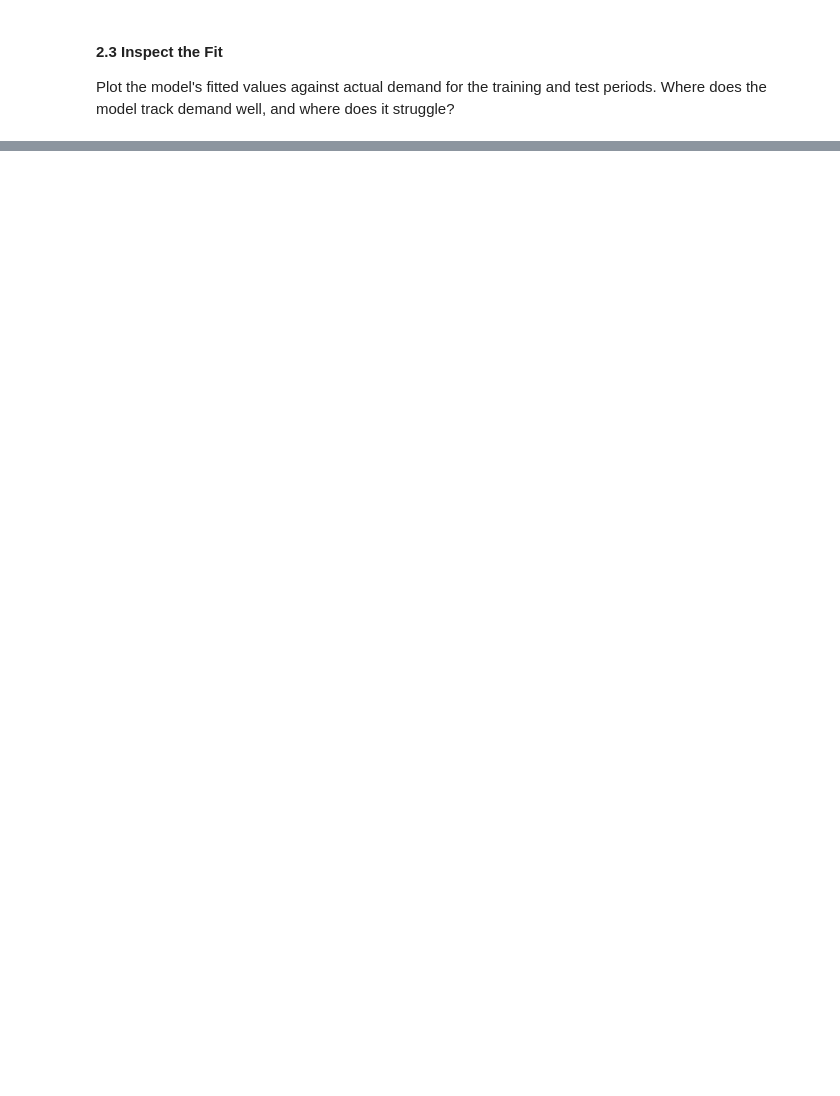
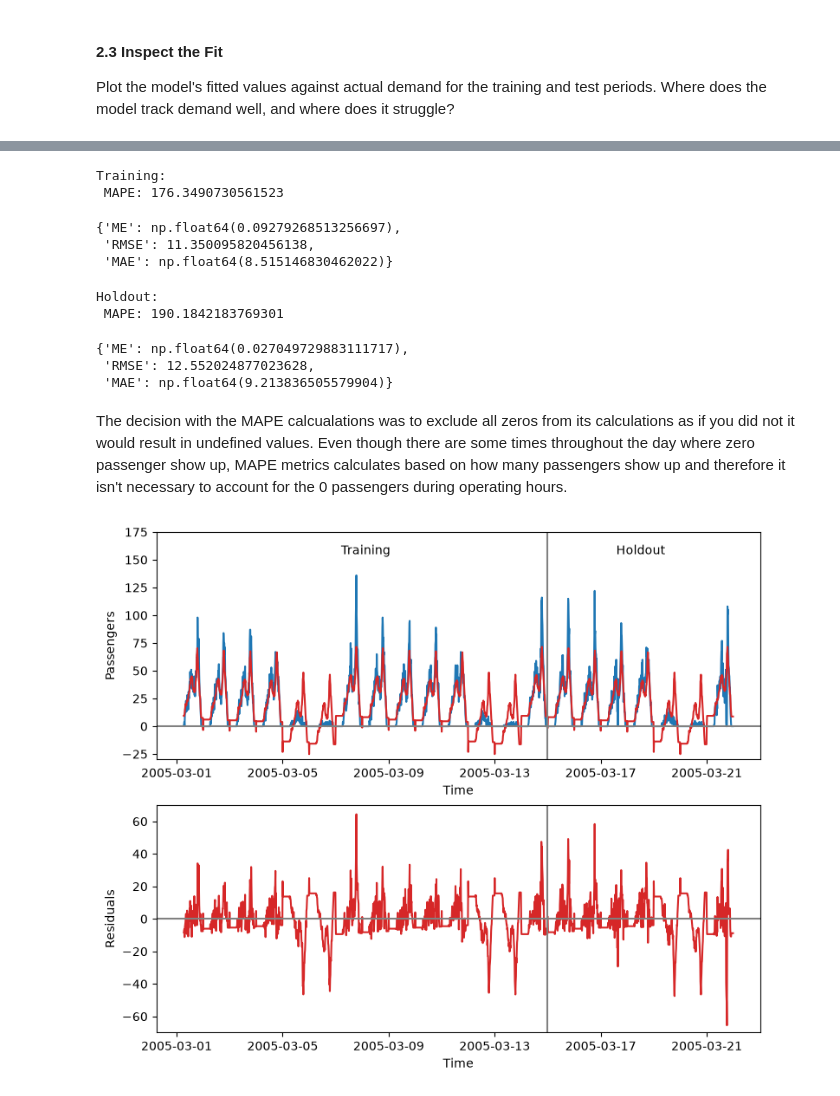
Before and after one commit to sascott9655/ADS-505-, a Jupyter notebook: ForecastingPublicTransportation.ipynb, the cells around one changed output, grey strips where cells are left out. Saved outputs shown, nothing was run; the diff lists cells and outputs as text; code cells hidden in the pictures; blank space fills up the shorter version.

```diff
--- a/ForecastingPublicTransportation.ipynb
+++ b/ForecastingPublicTransportation.ipynb
@@ -210,0 +300,60 @@ model track demand well, and where does it struggle?
+# %%
+print("Training: ")
+zero_mask_tr = (first_two_weeks != 0)
+MAPE_first_two_weeks = ((first_two_weeks[zero_mask_tr] -first_two_weeks_pred[zero_mask_tr]).abs() /
+                        first_two_weeks[zero_mask_tr]).mean() *100
+print(f' MAPE: {MAPE_first_two_weeks}')
+mlba.regressionMetrics(y_true=first_two_weeks , y_pred=first_two_weeks_pred)
+# %% [output]
+Training:
+ MAPE: 176.3490730561523
+{'ME': np.float64(0.09279268513256697),
+ 'RMSE': 11.350095820456138,
+ 'MAE': np.float64(8.515146830462022)}
+# %%
+print("Holdout: ")
+zero_mask_tst = (third_week != 0)
+MAPE_third_week = ((third_week[zero_mask_tst] -third_week_pred[zero_mask_tst]).abs() /
+                        third_week[zero_mask_tst]).mean() *100
+print(f' MAPE: {MAPE_third_week}')
+mlba.regressionMetrics(y_true=third_week,y_pred=third_week_pred)
+# %% [output]
+Holdout:
+ MAPE: 190.1842183769301
+{'ME': np.float64(0.027049729883111717),
+ 'RMSE': 12.552024877023628,
+ 'MAE': np.float64(9.213836505579904)}
+# %% [markdown]
+The decision with the MAPE calcualations was to exclude all zeros from its calculations as if you did not it would
+result in undefined values. Even though there are some times throughout the day where zero passenger show up, MAPE metrics calculates based on how many passengers show up and therefore it isn't necessary to account for the 0 passengers during operating hours.
+# %%
+def plot_model(forecaster, train_ts, holdout_ts, *, fh=None, train_X=None, holdout_X=None, ymax=175):
+    if fh is None:
+        fh=ForecastingHorizon(holdout_ts.index, is_relative=False)
+
+    fig, axes = plt.subplots(nrows=2, figsize=(9,7.5))
+    ax = plot_series(train_ts, holdout_ts,
+        forecaster.predict(train_ts.index, X=train_X), forecaster.predict(fh, X=holdout_X),
+        ax=axes[0], x_label='Time', y_label='Passengers',
+        colors=['C0', 'C0', 'C3', 'C3'], markers=['','','',''])
+    ax.axhline(y=0, color='grey')
+    ax.axvline(train_ts.index[-1], color='grey')
+    ax.set_ylim(-30, ymax)
+    ax.text(train_ts.index[len(train_ts) // 2], ymax-20, "Training",
+            horizontalalignment='center')
+    ax.text(holdout_ts.index[len(holdout_ts) // 2], ymax-20, "Holdout",
+            horizontalalignment='center')
+
+    train_res = forecaster.predict_residuals(train_ts, X=train_X)
+    holdout_res = forecaster.predict_residuals(holdout_ts, X=holdout_X)
+    ax = plot_series(train_res, holdout_res,
+        ax=axes[1], x_label='Time', y_label='Residuals',
+        colors=['C3', 'C3'], markers=['',''])
+    ax.axhline(y=0, color='grey')
+    ax.axvline(train_ts.index[-1], color='grey')
+    ax.set_ylim(-70, 70)
+    return axes
+# %%
+axes = plot_model(forecaster_ARDL, first_two_weeks, third_week, train_X=first_two_weeks_X, holdout_X=third_week_X)
+# %% [output]
+[figure, added]
```
Also changed, not shown: parts of 23 cells of this notebook.
